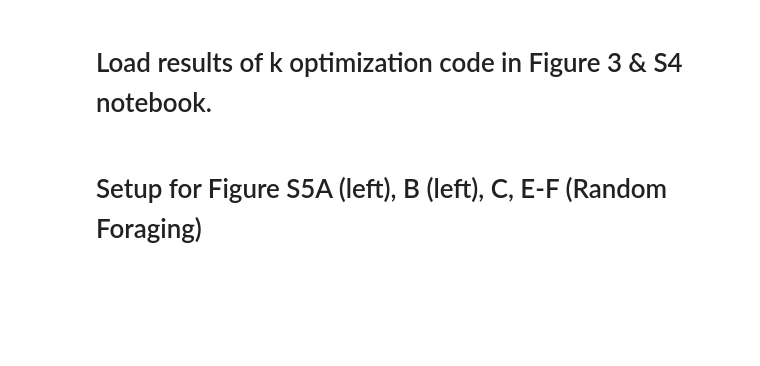
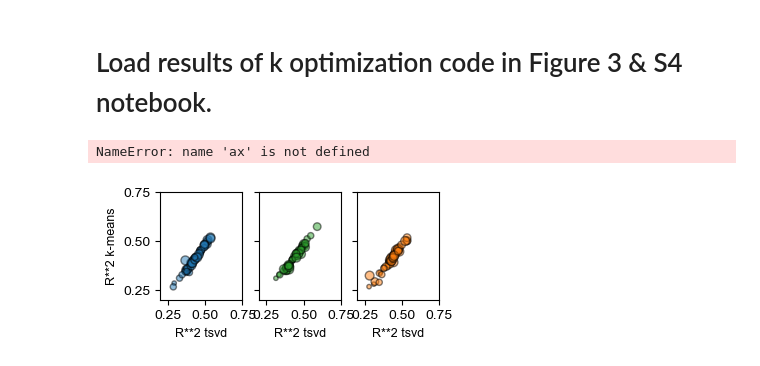
Before and after one commit to GiocomoLab/Herber2024, a Jupyter notebook: Figure S5.ipynb, the cells around one changed output. Drawn from its saved outputs; the diff is of its cells as text; code cells hidden in the pictures; blank space fills up the shorter version.

```diff
--- a/Figure S5.ipynb
+++ b/Figure S5.ipynb
@@ -1206,7 +1208,11 @@ for m, session in zip(mice, sessions):
             onemap = np.load(kmeans_folder + onemapfile)
             d['kmeans']['onemap'] = onemap
 # %%
-''' Compare the performance of K-Means to TSVD at Optimal K (Plot Figure S5A [right]) '''
+''' Gather the relative performance of K-Means vs. TSVD at Optimal K (Plot Figure S5A [right])
+
+Run time: ~30 - 45 seconds / session x 167 sessions
+
+'''
 
 from lvl.factor_models import TSVD
 save_folder = 'C:/Users/Python/Desktop/LocalData/spatialcellssm/kmeans/'
@@ -1258,87 +1264,33 @@ for m, session in zip(mice, sessions):
 
             # Run cross-validated k-means with speckled holdout pattern
             km_train_scores = np.ones((n_ranks, n_repeats))
             km_test_scores = np.ones((n_ranks, n_repeats))
             for i, rank in enumerate(ranks):
                 model = lvl_kmeans(n_components=rank, n_restarts=100, maxiter=1000)
                 km_train_scores[i], km_test_scores[i] = \
                     speckled_cv_scores(model, Y_unwrapped, n_repeats=n_repeats)
 
             # Run cross-validated truncated SVD with speckled holdout pattern.
             tsvd_train_scores = np.ones((n_ranks, n_repeats))
             tsvd_test_scores = np.ones((n_ranks, n_repeats))
 
             for i, rank in enumerate(ranks):
                 model = TSVD(n_components=rank, method="als", maxiter=1000)
                 tsvd_train_scores[i], tsvd_test_scores[i] = \
                     speckled_cv_scores(model, Y_unwrapped, n_repeats=n_repeats)
 
             if m in SM_aged_mice:
                 ak = np.append(ak, ranks)
                 akmeansr2 = np.append(akmeansr2, np.mean(km_test_scores))
                 atsvdr2 = np.append(atsvdr2, np.mean(tsvd_test_scores))
             elif m in SM_MA_mice:
                 mak = np.append(mak, ranks)
                 makmeansr2 = np.append(makmeansr2, np.mean(km_test_scores))
                 matsvdr2 = np.append(matsvdr2, np.mean(tsvd_test_scores))
             else:
                 yk = np.append(yk, ranks)
                 ykmeansr2 = np.append(ykmeansr2, np.mean(km_test_scores))
                 ytsvdr2 = np.append(ytsvdr2, np.mean(tsvd_test_scores))
-
-# Plot Figure S5A (Right)
-fig, axes = plt.subplots(1, 3, figsize = (3.6,1.4), sharey=True)
-#fig.suptitle('Component Matched K-Means vs. TSVD Performance, by Age Group')
-rax = np.tile(ranks, (n_repeats, 1)).T.ravel()
-axes[2].scatter(atsvdr2, akmeansr2, s = ak*10, label = 'Aged', c = 'C1', alpha = 0.5, edgecolor = 'k')
-axes[1].scatter(matsvdr2, makmeansr2, s = mak*10, label = 'MA', c = 'C2', alpha = 0.5, edgecolor = 'k')
-axes[0].scatter(ytsvdr2, ykmeansr2, s = yk*10, label = 'Young', c = 'C0', alpha = 0.5, edgecolor = 'k')
-
-#label stuff
-axes[0].set_ylabel("R**2 k-means", fontsize = 9)
-axes[0].set_xlabel("R**2 tsvd", fontsize = 9)
-axes[1].set_xlabel("R**2 tsvd", fontsize = 9)
-axes[2].set_xlabel("R**2 tsvd", fontsize = 9)
-axes[2].set_xlim([0.2, 0.75])
-axes[2].set_ylim([0.2, 0.75])
-axes[1].set_xlim([0.2, 0.75])
-axes[1].set_ylim([0.2, 0.75])
-axes[0].set_xlim([0.2, 0.75])
-axes[0].set_ylim([0.2, 0.75])
-axes[0].set_yticks([0.25, 0.5, 0.75])
-axes[0].set_xticks([0.25, 0.5, 0.75])
-axes[1].set_xticks([0.25, 0.5, 0.75])
-axes[2].set_xticks([0.25, 0.5, 0.75])
-ax[0].tick_params(labelsize = 8)
-ax[1].tick_params(labelsize = 8)
-ax[2].tick_params(labelsize = 8)
-
-#plot unity lines
-xlims = axes[0].get_xlim()
-ylims = axes[0].get_ylim()
-min_plot = np.min([xlims[0], ylims[0]])
-max_plot = np.max([xlims[1], ylims[1]])
-axes[0].plot([min_plot, max_plot], [min_plot, max_plot], '--k', lw=0.75, zorder=4, alpha=1)
-axes[1].plot([min_plot, max_plot], [min_plot, max_plot], '--k', lw=0.75, zorder=4, alpha=1)
-axes[2].plot([min_plot, max_plot], [min_plot, max_plot], '--k', lw=0.75, zorder=4, alpha=1)
-#axes[0].legend()
-#axes[1].legend()
-#axes[2].legend()
-#axes[1].set_title('Dot Size ~ Optimal K (1-4)')
-#plt.tight_layout()
-
-#fig.savefig(save_folder + '_tsvdvsKmeanssplit.svg', dpi = 400)
-#fig.savefig(save_folder + '_tsvdvsKmeanssplit.png', dpi = 400)
-plt.show()
-
-print('Aged Performance Correlation TSVD vs. KMeans: ')
-print(stats.pearsonr(atsvdr2,akmeansr2))
-print('n aged sessions = ' + str(len(atsvdr2)))
-print('\nMA Performance Correlation TSVD vs. KMeans: ')
-print(stats.pearsonr(matsvdr2,makmeansr2))
-print('n MA sessions = ' + str(len(matsvdr2)))
-print('\nYoung Performance Correlation TSVD vs. KMeans: ')
-print(stats.pearsonr(ytsvdr2,ykmeansr2))
-print('n MA sessions = ' + str(len(ytsvdr2)))
+# %% [output]
+NameError: name 'ax' is not defined
+[figure, added]
-# %% [markdown]
-# Setup for Figure S5A (left), B (left), C, E-F (Random Foraging)
```
Also changed, not shown: parts of 9 cells of this notebook, 1 other file.
